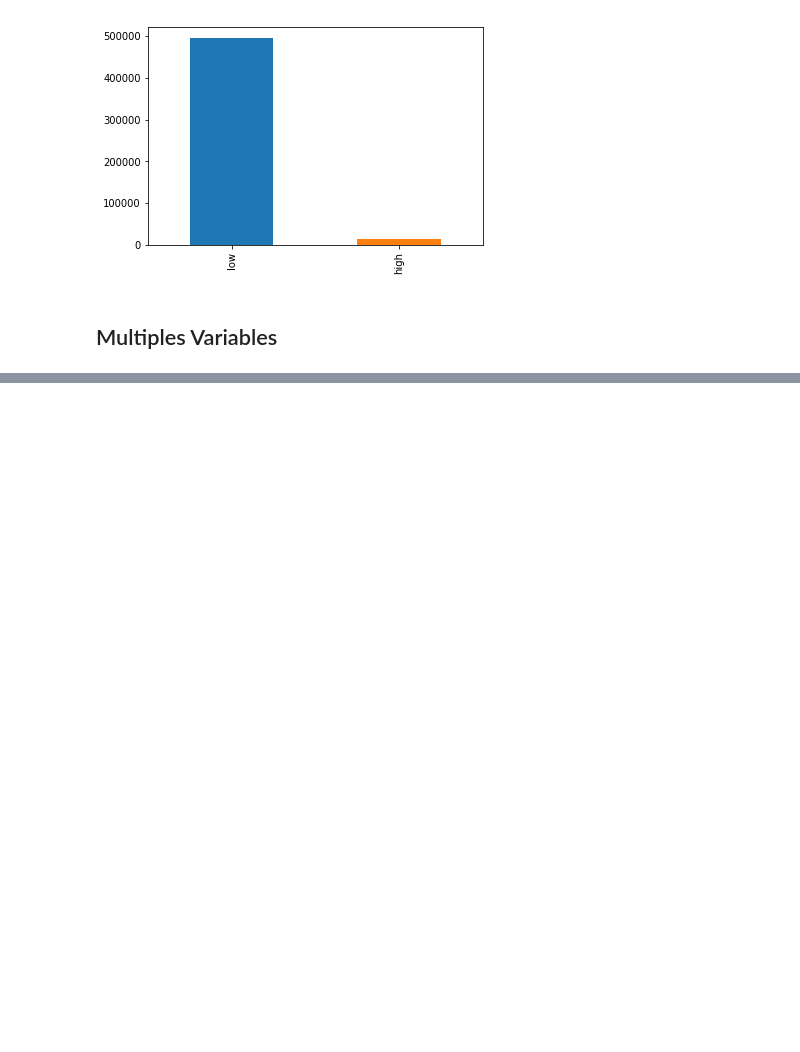
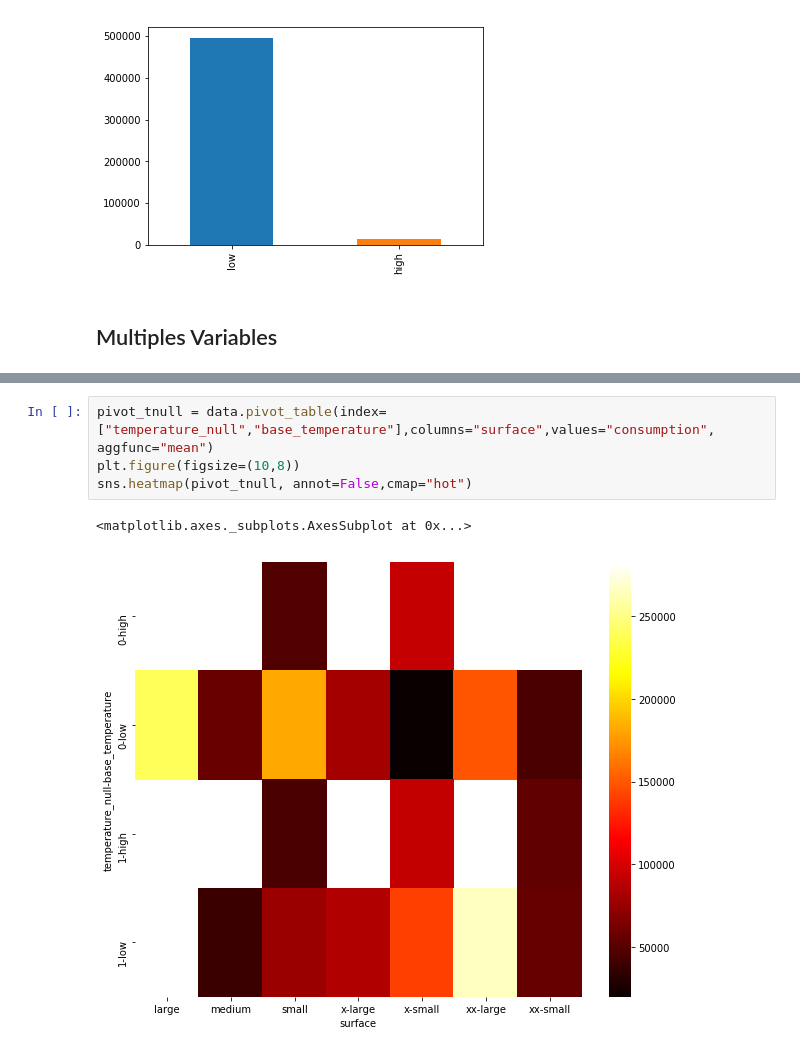
Before and after one commit to G94/notebooks_examples, a Jupyter notebook: drivendata_competitions/Cold Start Energy_EDA.ipynb, the cells around one changed output, grey strips where cells are left out. Cells and saved outputs as stored; diff of their text form; blank space fills up the shorter version.

```diff
--- a/drivendata_competitions/Cold Start Energy_EDA.ipynb
+++ b/drivendata_competitions/Cold Start Energy_EDA.ipynb
@@ -245,0 +264,7 @@ IndexError: Inconsistent shape between the condition and the input (got (7, 1) a
+# %%
+pivot_tnull = data.pivot_table(index=["temperature_null","base_temperature"],columns="surface",values="consumption", aggfunc="mean")
+plt.figure(figsize=(10,8))
+sns.heatmap(pivot_tnull, annot=False,cmap="hot")
+# %% [output]
+<matplotlib.axes._subplots.AxesSubplot at 0x...>
+[figure, added]
```
Also changed, not shown: parts of 20 cells of this notebook.
